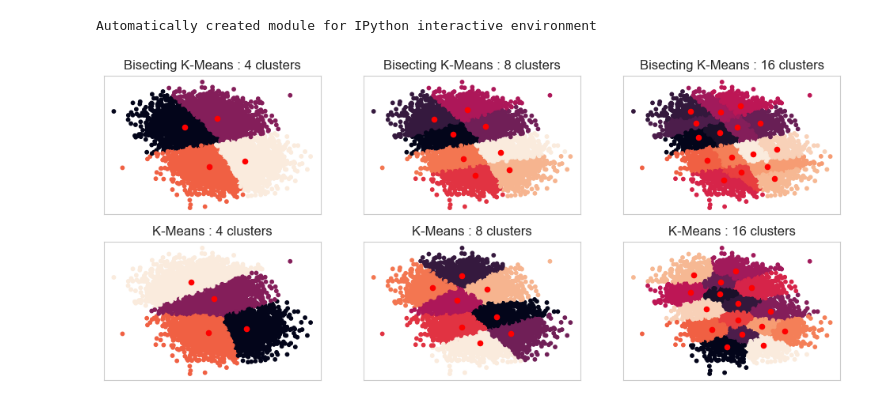
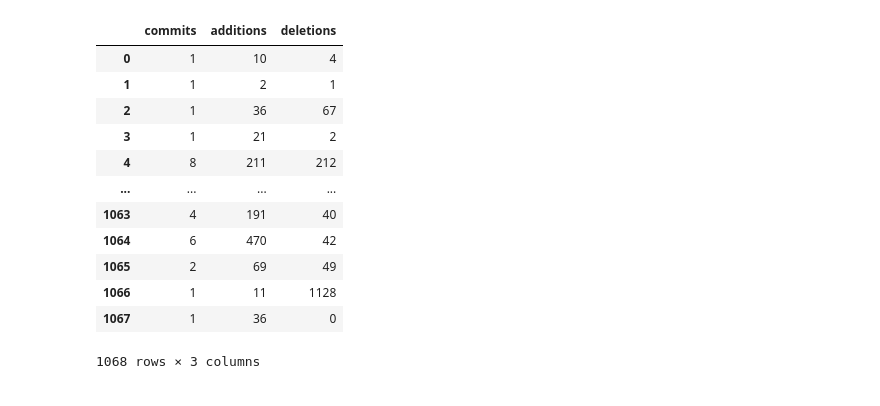
Before and after one commit to BILL-THESIS/origin-source-code-bill, a Jupyter notebook: models/KMeans/example.ipynb, the cells around one changed output. Saved outputs shown, nothing was run; the diff lists cells and outputs as text; code cells hidden in the pictures.

```diff
--- a/models/KMeans/example.ipynb
+++ b/models/KMeans/example.ipynb
@@ -1,53 +0,0 @@
-# %%
-import matplotlib.pyplot as plt
-
-from sklearn.cluster import BisectingKMeans, KMeans
-from sklearn.datasets import make_blobs
-
-print(__doc__)
-
-
-# Generate sample data
-n_samples = 10000
-random_state = 0
-
-X, _ = make_blobs(n_samples=n_samples, centers=2, random_state=random_state)
-
-# Number of cluster centers for KMeans and BisectingKMeans
-n_clusters_list = [4, 8, 16]
-
-# Algorithms to compare
-clustering_algorithms = {
-    "Bisecting K-Means": BisectingKMeans,
-    "K-Means": KMeans,
-}
-
-# Make subplots for each variant
-fig, axs = plt.subplots(
-    len(clustering_algorithms), len(n_clusters_list), figsize=(12, 5)
-)
-
-axs = axs.T
-
-for i, (algorithm_name, Algorithm) in enumerate(clustering_algorithms.items()):
-    for j, n_clusters in enumerate(n_clusters_list):
-        algo = Algorithm(n_clusters=n_clusters, random_state=random_state, n_init=3)
-        algo.fit(X)
-        centers = algo.cluster_centers_
-
-        axs[j, i].scatter(X[:, 0], X[:, 1], s=10, c=algo.labels_)
-        axs[j, i].scatter(centers[:, 0], centers[:, 1], c="r", s=20)
-
-        axs[j, i].set_title(f"{algorithm_name} : {n_clusters} clusters")
-
-
-# Hide x labels and tick labels for top plots and y ticks for right plots.
-for ax in axs.flat:
-    ax.label_outer()
-    ax.set_xticks([])
-    ax.set_yticks([])
-
-plt.show()
-# %% [output]
-Automatically created module for IPython interactive environment
-[figure, removed]
@@ -53,0 +10,7 @@ Automatically created module for IPython interactive environment
+# %%
+df = pd.read_parquet('../../Sonar/seatunnel_all_information.parquet')
+# %%
+X = df.loc[:, ~df.columns.isin(['begin_sha', 'end_sha', 'begin_time', 'end_time',
+                                'total_time',
+                                'time'
+                                ])]
@@ -53,0 +30,16 @@ Automatically created module for IPython interactive environment
+# %%
+X.iloc[:, [0,1,2]]
+# %% [output]
+|  | commits | additions | deletions |
+| 0 | 1 | 10 | 4 |
+| 1 | 1 | 2 | 1 |
+| 2 | 1 | 36 | 67 |
+| 3 | 1 | 21 | 2 |
+| 4 | 8 | 211 | 212 |
+| ... | ... | ... | ... |
+| 1063 | 4 | 191 | 40 |
+| 1064 | 6 | 470 | 42 |
+| 1065 | 2 | 69 | 49 |
+| 1066 | 1 | 11 | 1128 |
+| 1067 | 1 | 36 | 0 |
+1068 rows × 3 columns
```
Also changed, not shown: parts of 13 cells of this notebook.
